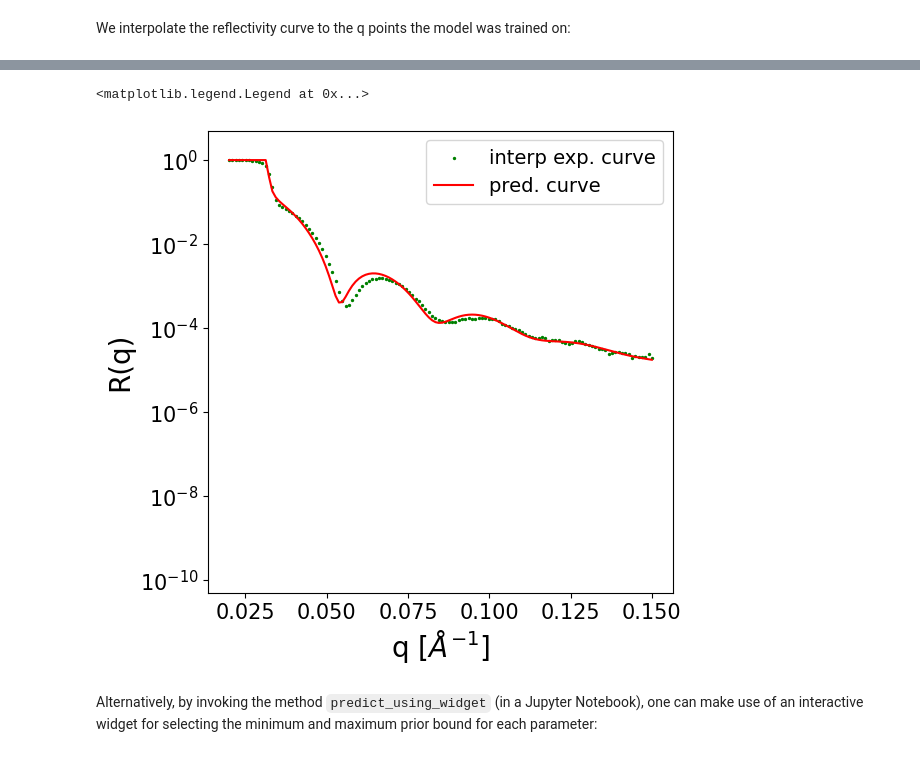
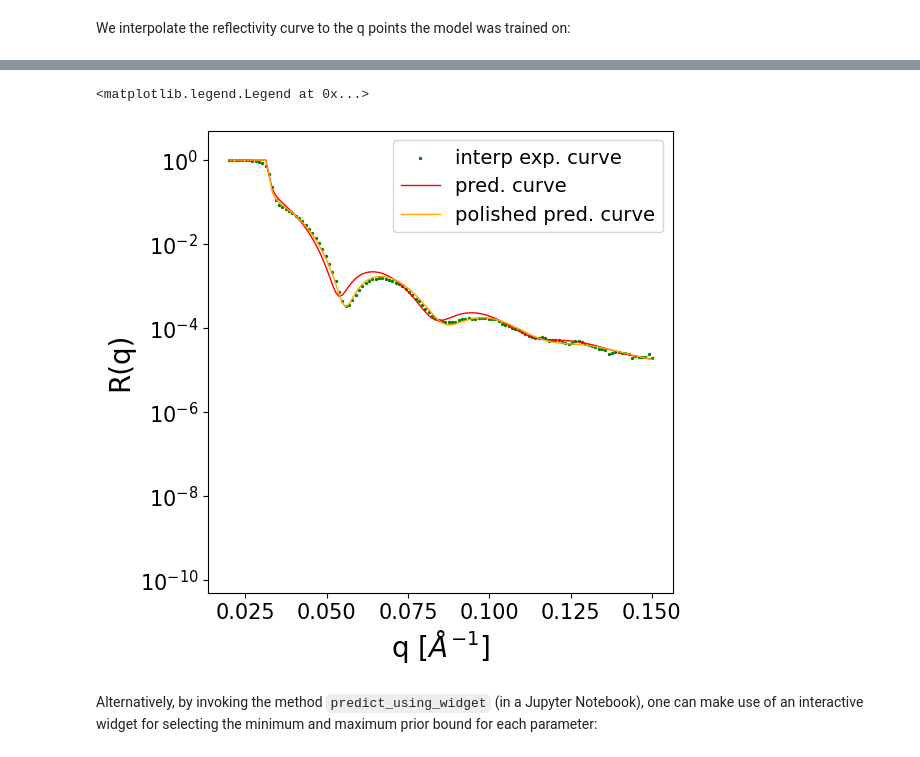
Before and after one commit to m-levytskyi/reflectorch-nflows, a Jupyter notebook: docs/using_reflectorch.ipynb, the cells around one changed output, grey strips where cells are left out. Cells and saved outputs as stored; diff of their text form; code cells hidden in the pictures.

```diff
--- a/docs/using_reflectorch.ipynb
+++ b/docs/using_reflectorch.ipynb
@@ -238,3 +238,8 @@ The `EasyInferenceModel` class simplifies the inference step for single input re
 # %%
-inference_model = EasyInferenceModel(config_name='mc25')
+inference_model = EasyInferenceModel(config_name='mc25',
+                                     model_name=None,
+                                     root_dir=None,
+                                     repo_id='valentinsingularity/reflectivity',
+                                     device='cuda',
+                                     )
 # %% [output]
@@ -263,4 +274,4 @@ We specify the prior bounds for the parameters as a list of tuples `(min_prior_b
 # %%
-prior_bounds = [(0., 400.), (0., 10.), #layer thicknesses (top to bottom)
-                (0., 30.), (0., 15.), (0., 15.), #interlayer roughnesses (top to bottom)
+prior_bounds = [(1., 400.), (1., 10.), #layer thicknesses (top to bottom)
+                (0., 20.), (0., 15.), (0., 15.), #interlayer roughnesses (top to bottom)
                 (10., 13.), (20.,21.), (20., 21.)] #real layer slds (top to bottom)
@@ -271,0 +280,13 @@ pred_curve = predicted_params.reflectivity(inference_model.trainer.loader.q_gene
+# %%
+prediction_dict = inference_model.predict(reflectivity_curve=exp_curve_interp,
+                                          q_values=q_model,
+                                          prior_bounds=prior_bounds,
+                                          clip_prediction=False,
+                                          polish_prediction=True,
+                                          calc_pred_curve=True,
+                                          )
+print(prediction_dict.keys())
+
+
+pred_params = prediction_dict['predicted_params_array']
+pred_curve = prediction_dict['predicted_curve']
@@ -272,21 +308,22 @@ pred_curve = predicted_params.reflectivity(inference_model.trainer.loader.q_gene
 # %%
 fig, ax = plt.subplots(1,1,figsize=(6,6))
 ax.set_yscale('log')
 ax.set_ylim(0.5e-10, 5)
 ax.set_xlabel('q [$Å^{-1}$]', fontsize=20)
 ax.set_ylabel('R(q)', fontsize=20)
 ax.tick_params(axis='both', which='major', labelsize=15)
 ax.tick_params(axis='both', which='minor', labelsize=15)
 y_tick_locations = [10**(-2*i) for i in range(6)]
 ax.yaxis.set_major_locator(plt.FixedLocator(y_tick_locations))
 
 ax.scatter(q_model, exp_curve_interp, c='g', s=2, label='interp exp. curve')
-ax.plot(q_model, pred_curve, c='r', label='pred. curve')
+ax.plot(q_model, pred_curve, c='r', lw=1, label='pred. curve')
+ax.plot(q_model, prediction_dict['polished_curve'], c='orange', lw=1, label='polished pred. curve')
 
 ax.legend(loc='upper right', fontsize=14)
 # %% [output]
 <matplotlib.legend.Legend at 0x...>
-[figure, old version]
+[figure, new version]
 # %% [markdown]
 Alternatively, by invoking the method `predict_using_widget` (in a Jupyter Notebook), one can make use of an interactive widget for selecting the minimum and maximum prior bound for each parameter:
 # %%
```
Also changed, not shown: parts of 14 cells of this notebook.
